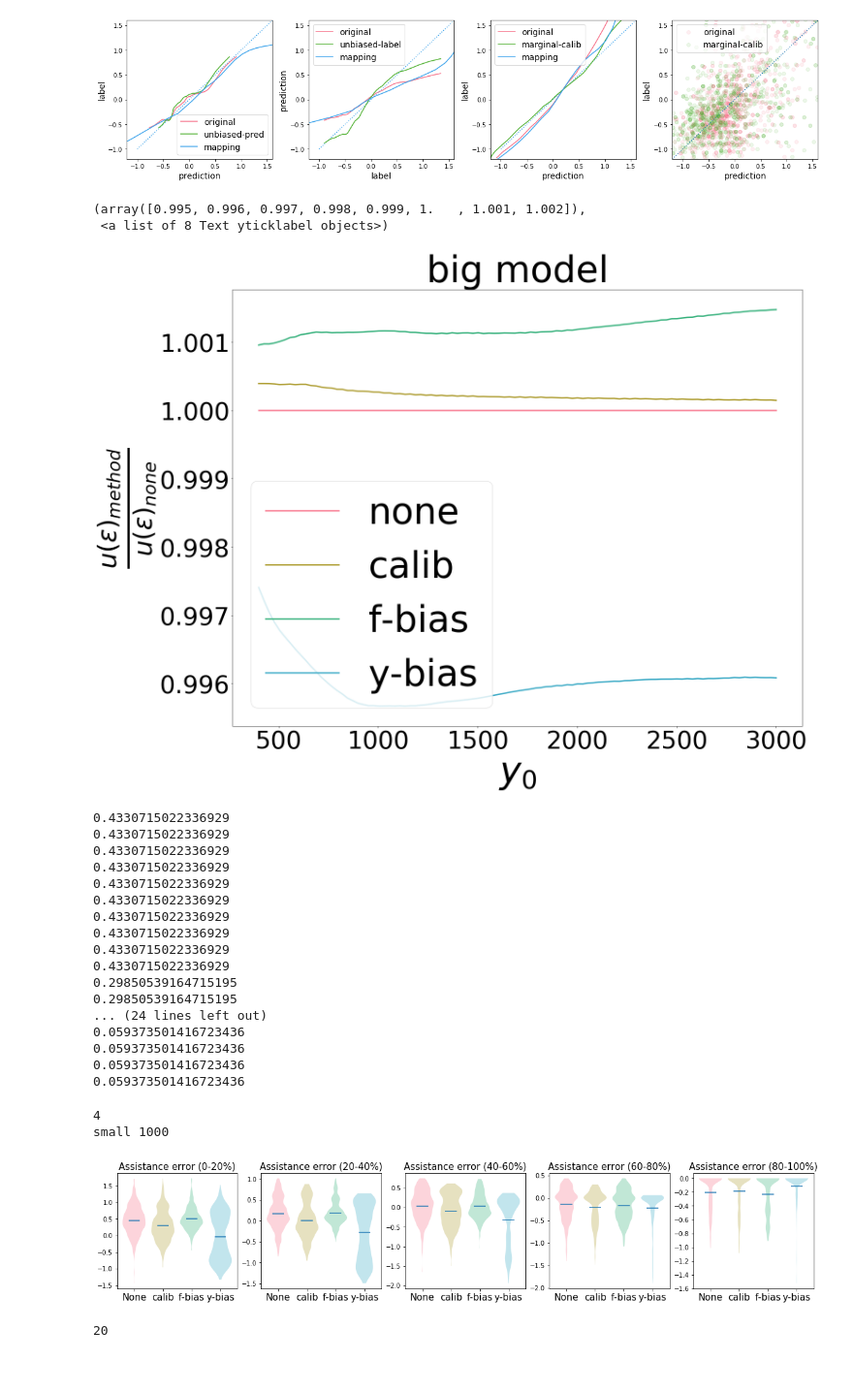
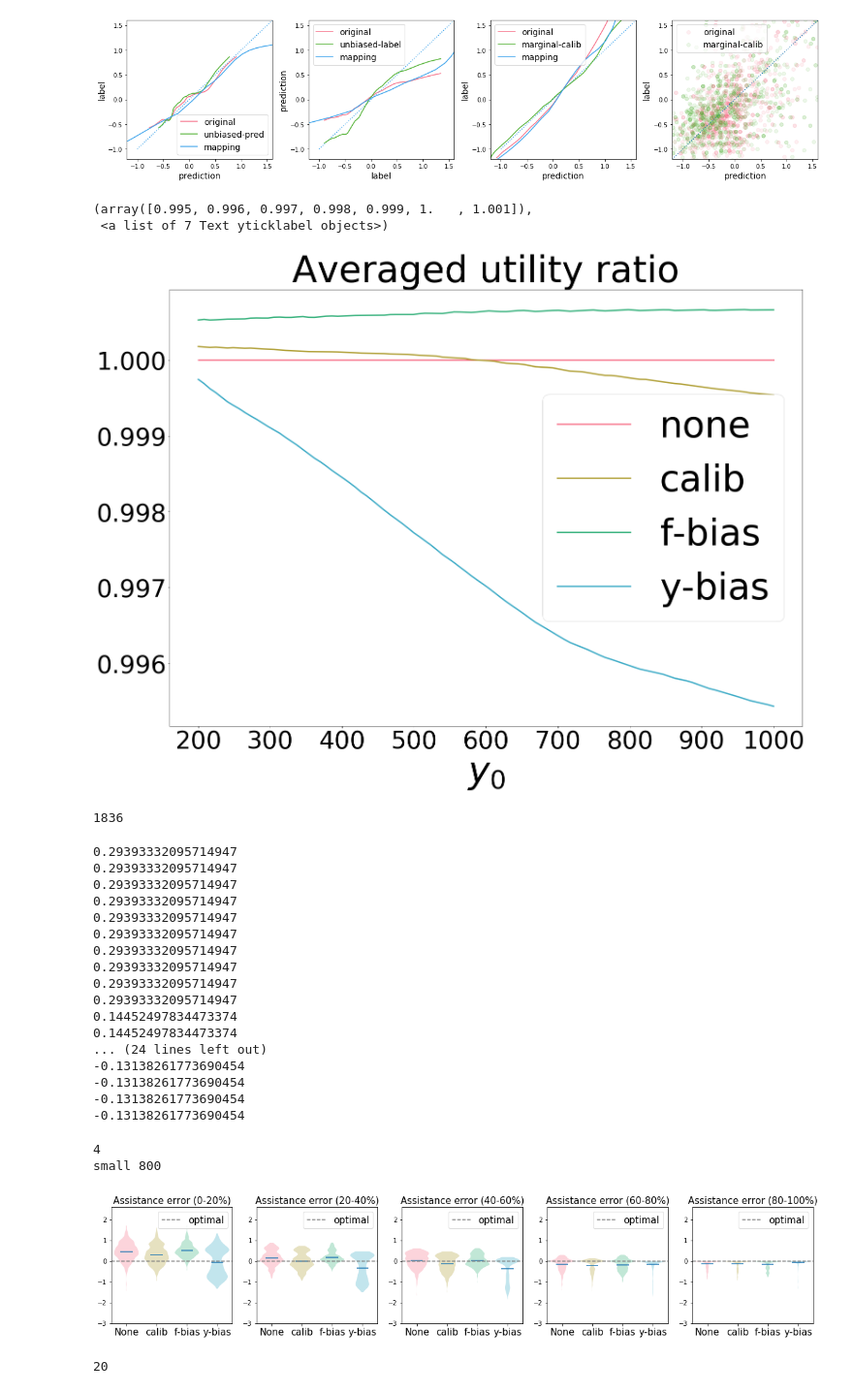
Before and after one commit to ShengjiaZhao/RegressionConstraint, a Jupyter notebook: sustain_regression.ipynb, the cells around one changed output. Shown at 97% size. Cells and saved outputs as stored; diff of their text form; code cells hidden in the pictures; blank space fills up the shorter version.

```diff
--- a/sustain_regression.ipynb
+++ b/sustain_regression.ipynb
@@ -404,7 +404,7 @@ for i, train_bias_y in enumerate([True, False]):
 [figure]
 # %%
 from scipy.interpolate import interp1d
-def plot_errbar_div(ax, x, y, x1=400, x2=3000, c=None, label=None, require_div=False, y_0=1.):
+def plot_errbar_div(ax, x, y, x1=200, x2=1000, c=None, label=None, require_div=False, y_0=1.):
     for i in range(y.shape[1]):
         f2 = interp1d(x[:, i], y[:, i], kind='linear')
         y[:, i] = f2(np.linspace(x1, x2, len(x)))
@@ -422,7 +422,7 @@ def plot_errbar_div(ax, x, y, x1=400, x2=3000, c=None, label=None, require_div=F
 # %%
 args = Args()
 args.knn = 100
-args.model = "big" #"linear" #"big"
+args.model = "small" #"linear" #"big"
 
 device = torch.device('cuda:%d' % args.gpu)
 args.device = device
@@ -525,15 +525,18 @@ for i in range(4):
 # ax1.set_ylim([0.6, 1.5])
 # ax1.set_ylim([1., 1.5])
 fontsize = 80
-if args.dataset == "gdp":
-#     ax1.set_title("China GDP per capita prediction ({})".format(args.model), fontsize=fontsize)
-    ax1.set_title("{} model".format(args.model), fontsize=fontsize)
-else:
-    ax1.set_title("Uganda poverty prediction", fontsize=fontsize)
+# if args.dataset == "gdp":
+# #     ax1.set_title("China GDP per capita prediction ({})".format(args.model), fontsize=fontsize)
+#     ax1.set_title("{} model".format(args.model), fontsize=fontsize)
+# else:
+#     ax1.set_title("Uganda poverty prediction", fontsize=fontsize)
 
 ax1.legend(fontsize=fontsize)
 ax1.set_xlabel(r"$y_0$", fontsize=fontsize)
-ax1.set_ylabel(r"$\frac{u(\epsilon)_{method}}{u(\epsilon)_{none}}$", fontsize=fontsize)
+# ax1.set_ylabel("Normalized averaged utility", fontsize=fontsize)
+ax1.set_title("Averaged utility ratio", fontsize=fontsize)
+
+# ax1.set_ylabel(r"$\frac{u(\epsilon)_{method}}{u(\epsilon)_{none}}$", fontsize=fontsize)
 
 plt.tight_layout()
 plt.xticks(fontsize=fontsize/1.5)
@@ -541,13 +544,17 @@ plt.yticks(fontsize=fontsize/1.5)
 # plt.savefig('plots/result_{}_knn.png'.format(args.dataset))
 # plt.close()
 # %% [output]
-(array([0.995, 0.996, 0.997, 0.998, 0.999, 1.   , 1.001, 1.002]),
- <a list of 8 Text yticklabel objects>)
+(array([0.995, 0.996, 0.997, 0.998, 0.999, 1.   , 1.001]),
+ <a list of 7 Text yticklabel objects>)
-[figure, old version]
+[figure, new version]
+# %%
+len(test_dataset)
+# %% [output]
+1836
 # %%
 args = Args()
 args.knn = 100
-args.model = "small"
+args.model = "small" #"linear"
 
 device = torch.device('cuda:%d' % args.gpu)
 args.device = device
@@ -561,7 +568,7 @@ utility_points = 100
 # y0 = 0.
 assistance_errors = []
 
-total_aid = 1000
+total_aid = 800 #600 #1000
 
 for i in range(4):
     if i == 0:
@@ -643,57 +650,61 @@ for i in range(4):
 
     assistance_errors.append(error_)
 # %% [output]
-0.4330715022336929
-0.4330715022336929
-0.4330715022336929
-0.4330715022336929
-0.4330715022336929
-0.4330715022336929
-0.4330715022336929
-0.4330715022336929
-0.4330715022336929
-0.4330715022336929
-0.29850539164715195
-0.29850539164715195
+0.29393332095714947
+0.29393332095714947
+0.29393332095714947
+0.29393332095714947
+0.29393332095714947
+0.29393332095714947
+0.29393332095714947
+0.29393332095714947
+0.29393332095714947
+0.29393332095714947
+0.14452497834473374
+0.14452497834473374
 ... (24 lines left out)
-0.059373501416723436
-0.059373501416723436
-0.059373501416723436
-0.059373501416723436
+-0.13138261773690454
+-0.13138261773690454
+-0.13138261773690454
+-0.13138261773690454
 # %%
 print(len(assistance_errors))
 palette = sns.color_palette('husl', 5)
 plt.figure(figsize=(20, 3.4))
 
 fontsize=15
 from matplotlib.ticker import FormatStrFormatter
 grouped_results = []
 
 for i in range(5):
     for j in range(4):
         grouped_results.append(assistance_errors[j][i])
 
 for i in range(5):
     plt.subplot(1, 5, i+1)
     violin_parts = plt.violinplot(grouped_results[i*4:(i+1)*4],
     #                    positions=range(5),
                    positions=np.arange(4),
                    widths=0.8, showmeans=True, showextrema=False)
     for vi, vp in enumerate(violin_parts['bodies']):
 #         vi = vi % 4
         vp.set_facecolor(palette[vi])
 
     labels = ['None', 'calib', 'f-bias', 'y-bias']
     x_labels = ["0","20", "40", "60", "80", "100"]
     plt.gca().set_xticks(np.arange(4))
     plt.gca().set_xticklabels(labels, fontsize=fontsize)
-#     plt.ylim(-3, 2.6)
+    plt.ylim(-3, 2.6)
+    plt.xlim(-0.5, 3.5)
+
+    plt.plot(np.linspace(-0.5, 4., 10), np.linspace(-0.5, 5, 10)*0,"--", color="grey", label="optimal")
     plt.title("Assistance error ({}-{}%)".format(x_labels[i], x_labels[i+1]), fontsize=fontsize)
+    plt.legend(fontsize=fontsize)
 print(args.model, total_aid)
 # %% [output]
 4
-small 1000
+small 800
-[figure, old version]
+[figure, new version]
 # %%
 len(grouped_results)
 # %% [output]
```
